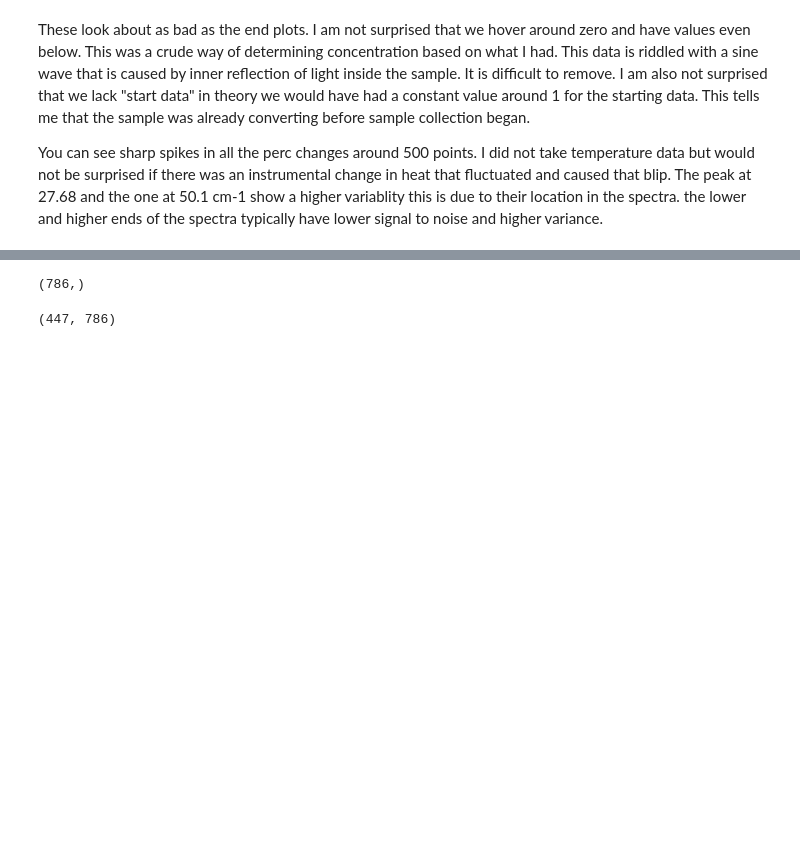
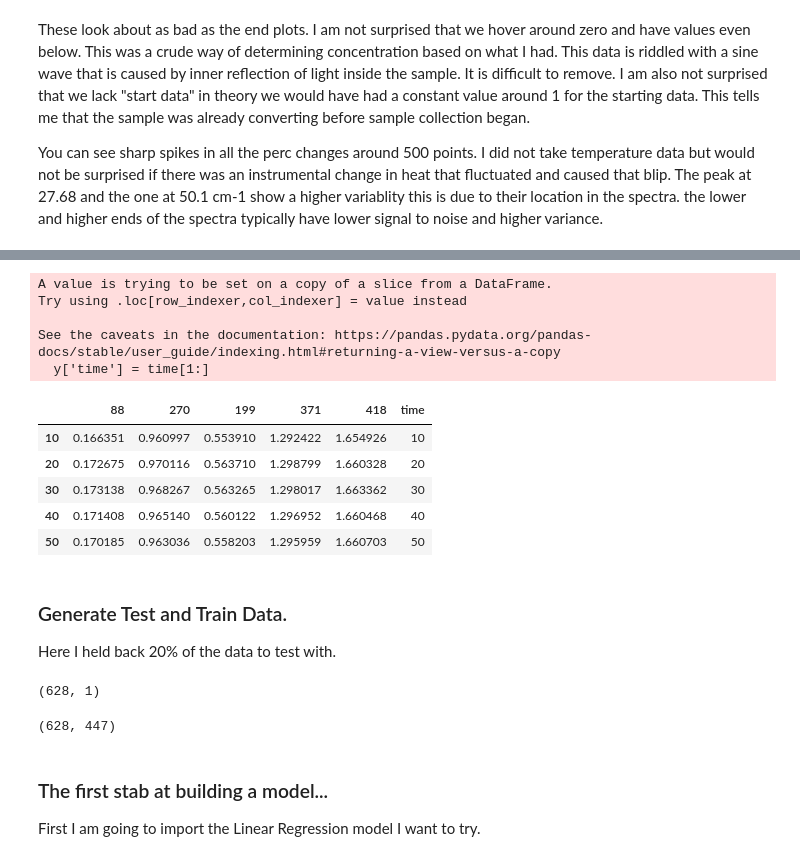
Before and after one commit to michaellaephillips/THzProject, a Jupyter notebook: THzProject.ipynb, the cells around one changed output, grey strips where cells are left out. Drawn from its saved outputs; the diff is of its cells as text; code cells hidden in the pictures; blank space fills up the shorter version.

```diff
--- a/THzProject.ipynb
+++ b/THzProject.ipynb
@@ -152,0 +219,20 @@ time = absorb.columns
+# %%
+y['time'] = time[1:]
+# %% [output]
+A value is trying to be set on a copy of a slice from a DataFrame.
+Try using .loc[row_indexer,col_indexer] = value instead
+
+See the caveats in the documentation: https://pandas.pydata.org/pandas-docs/stable/user_guide/indexing.html#returning-a-view-versus-a-copy
+  y['time'] = time[1:]
+# %%
+y.head()
+# %% [output]
+|  | 88 | 270 | 199 | 371 | 418 | time |
+| 10 | 0.166351 | 0.960997 | 0.553910 | 1.292422 | 1.654926 | 10 |
+| 20 | 0.172675 | 0.970116 | 0.563710 | 1.298799 | 1.660328 | 20 |
+| 30 | 0.173138 | 0.968267 | 0.563265 | 1.298017 | 1.663362 | 30 |
+| 40 | 0.171408 | 0.965140 | 0.560122 | 1.296952 | 1.660468 | 40 |
+| 50 | 0.170185 | 0.963036 | 0.558203 | 1.295959 | 1.660703 | 50 |
+# %% [markdown]
+### Generate Test and Train Data.
+Here I held back 20% of the data to test with.
@@ -153,8 +243,12 @@ time = absorb.columns
 # %%
-time.shape
+X_train.shape
 # %% [output]
-(786,)
+(628, 1)
 # %%
-absorb.shape
+y_train.shape
 # %% [output]
-(447, 786)
+(628, 447)
+# %% [markdown]
+### The first stab at building a model...
+
+First I am going to import the Linear Regression model I want to try.
```
Also changed, not shown: parts of 25 cells of this notebook.
